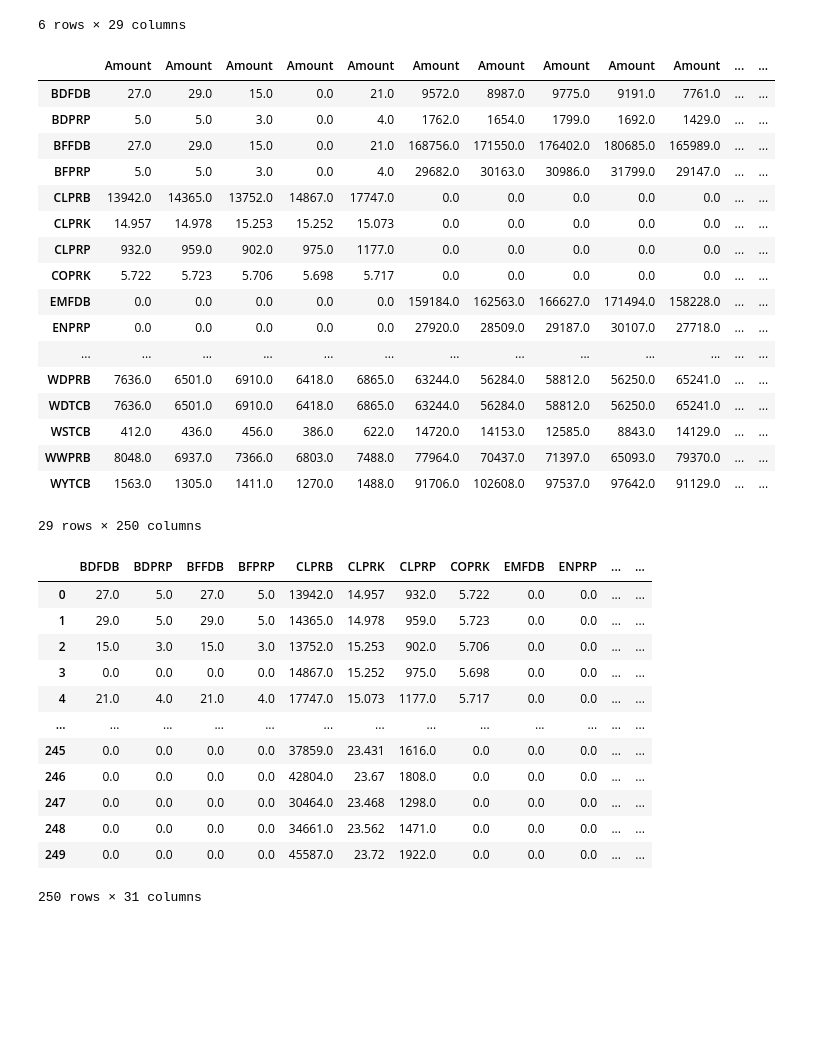
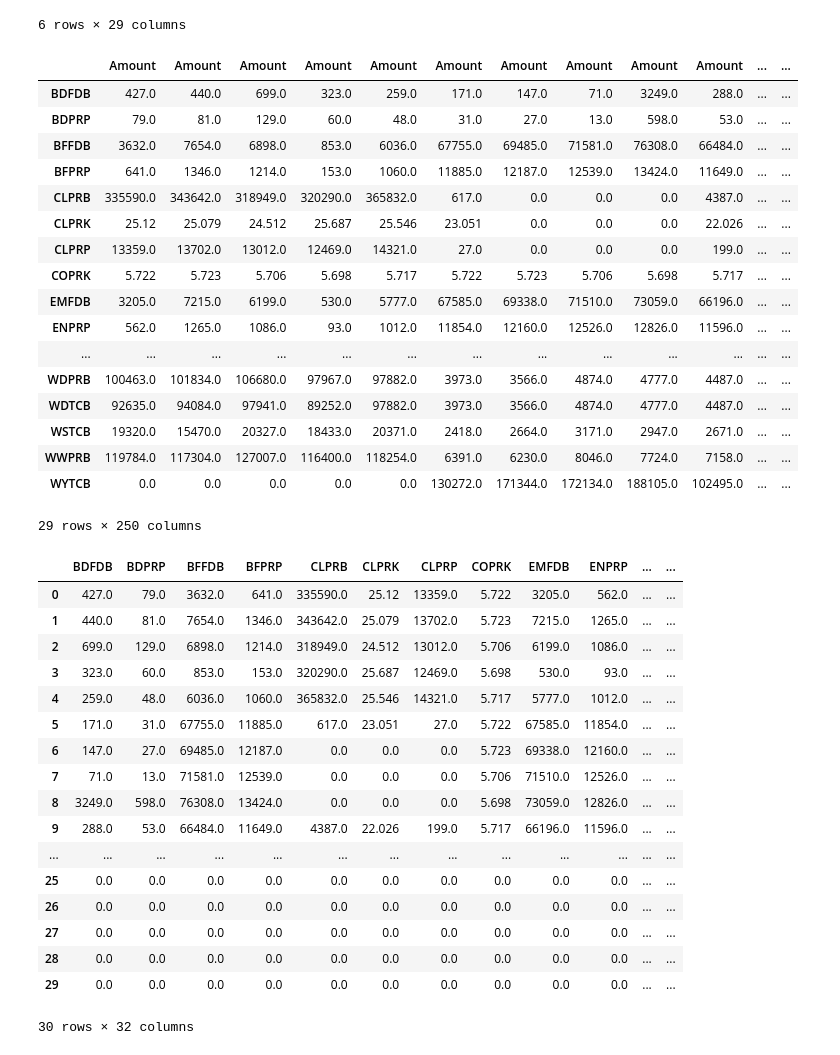
Before and after one commit to EricWithTheC/Datathon-2023-Spring-Dabian, a Jupyter notebook: datathon.ipynb, the cells around one changed output. Saved outputs shown, nothing was run; the diff lists cells and outputs as text; code cells hidden in the pictures; blank space fills up the shorter version.

```diff
--- a/datathon.ipynb
+++ b/datathon.ipynb
@@ -1,7 +1,7 @@
 # %%
 import pandas as pd
 import numpy as np
-data = pd.read_csv(r'Investment_Data_Train.xlsx - train_data.csv', index_col = 0)
+data = pd.read_csv(r'train.csv', index_col = 0)
 # %%
 data.isna()
 data.dropna(inplace = True)
@@ -47,22 +47,22 @@ for place in set(data_new['State']):
 df
 # %% [output]
 |  | Amount | Amount | Amount | Amount | Amount | Amount | Amount | Amount | Amount | Amount | ... | ... |
-| BDFDB | 27.0 | 29.0 | 15.0 | 0.0 | 21.0 | 9572.0 | 8987.0 | 9775.0 | 9191.0 | 7761.0 | ... | ... |
-| BDPRP | 5.0 | 5.0 | 3.0 | 0.0 | 4.0 | 1762.0 | 1654.0 | 1799.0 | 1692.0 | 1429.0 | ... | ... |
-| BFFDB | 27.0 | 29.0 | 15.0 | 0.0 | 21.0 | 168756.0 | 171550.0 | 176402.0 | 180685.0 | 165989.0 | ... | ... |
-| BFPRP | 5.0 | 5.0 | 3.0 | 0.0 | 4.0 | 29682.0 | 30163.0 | 30986.0 | 31799.0 | 29147.0 | ... | ... |
-| CLPRB | 13942.0 | 14365.0 | 13752.0 | 14867.0 | 17747.0 | 0.0 | 0.0 | 0.0 | 0.0 | 0.0 | ... | ... |
-| CLPRK | 14.957 | 14.978 | 15.253 | 15.252 | 15.073 | 0.0 | 0.0 | 0.0 | 0.0 | 0.0 | ... | ... |
-| CLPRP | 932.0 | 959.0 | 902.0 | 975.0 | 1177.0 | 0.0 | 0.0 | 0.0 | 0.0 | 0.0 | ... | ... |
-| COPRK | 5.722 | 5.723 | 5.706 | 5.698 | 5.717 | 0.0 | 0.0 | 0.0 | 0.0 | 0.0 | ... | ... |
-| EMFDB | 0.0 | 0.0 | 0.0 | 0.0 | 0.0 | 159184.0 | 162563.0 | 166627.0 | 171494.0 | 158228.0 | ... | ... |
-| ENPRP | 0.0 | 0.0 | 0.0 | 0.0 | 0.0 | 27920.0 | 28509.0 | 29187.0 | 30107.0 | 27718.0 | ... | ... |
+| BDFDB | 427.0 | 440.0 | 699.0 | 323.0 | 259.0 | 171.0 | 147.0 | 71.0 | 3249.0 | 288.0 | ... | ... |
+| BDPRP | 79.0 | 81.0 | 129.0 | 60.0 | 48.0 | 31.0 | 27.0 | 13.0 | 598.0 | 53.0 | ... | ... |
+| BFFDB | 3632.0 | 7654.0 | 6898.0 | 853.0 | 6036.0 | 67755.0 | 69485.0 | 71581.0 | 76308.0 | 66484.0 | ... | ... |
+| BFPRP | 641.0 | 1346.0 | 1214.0 | 153.0 | 1060.0 | 11885.0 | 12187.0 | 12539.0 | 13424.0 | 11649.0 | ... | ... |
+| CLPRB | 335590.0 | 343642.0 | 318949.0 | 320290.0 | 365832.0 | 617.0 | 0.0 | 0.0 | 0.0 | 4387.0 | ... | ... |
+| CLPRK | 25.12 | 25.079 | 24.512 | 25.687 | 25.546 | 23.051 | 0.0 | 0.0 | 0.0 | 22.026 | ... | ... |
+| CLPRP | 13359.0 | 13702.0 | 13012.0 | 12469.0 | 14321.0 | 27.0 | 0.0 | 0.0 | 0.0 | 199.0 | ... | ... |
+| COPRK | 5.722 | 5.723 | 5.706 | 5.698 | 5.717 | 5.722 | 5.723 | 5.706 | 5.698 | 5.717 | ... | ... |
+| EMFDB | 3205.0 | 7215.0 | 6199.0 | 530.0 | 5777.0 | 67585.0 | 69338.0 | 71510.0 | 73059.0 | 66196.0 | ... | ... |
+| ENPRP | 562.0 | 1265.0 | 1086.0 | 93.0 | 1012.0 | 11854.0 | 12160.0 | 12526.0 | 12826.0 | 11596.0 | ... | ... |
 | ... | ... | ... | ... | ... | ... | ... | ... | ... | ... | ... | ... | ... |
-| WDPRB | 7636.0 | 6501.0 | 6910.0 | 6418.0 | 6865.0 | 63244.0 | 56284.0 | 58812.0 | 56250.0 | 65241.0 | ... | ... |
-| WDTCB | 7636.0 | 6501.0 | 6910.0 | 6418.0 | 6865.0 | 63244.0 | 56284.0 | 58812.0 | 56250.0 | 65241.0 | ... | ... |
-| WSTCB | 412.0 | 436.0 | 456.0 | 386.0 | 622.0 | 14720.0 | 14153.0 | 12585.0 | 8843.0 | 14129.0 | ... | ... |
-| WWPRB | 8048.0 | 6937.0 | 7366.0 | 6803.0 | 7488.0 | 77964.0 | 70437.0 | 71397.0 | 65093.0 | 79370.0 | ... | ... |
-| WYTCB | 1563.0 | 1305.0 | 1411.0 | 1270.0 | 1488.0 | 91706.0 | 102608.0 | 97537.0 | 97642.0 | 91129.0 | ... | ... |
+| WDPRB | 100463.0 | 101834.0 | 106680.0 | 97967.0 | 97882.0 | 3973.0 | 3566.0 | 4874.0 | 4777.0 | 4487.0 | ... | ... |
+| WDTCB | 92635.0 | 94084.0 | 97941.0 | 89252.0 | 97882.0 | 3973.0 | 3566.0 | 4874.0 | 4777.0 | 4487.0 | ... | ... |
+| WSTCB | 19320.0 | 15470.0 | 20327.0 | 18433.0 | 20371.0 | 2418.0 | 2664.0 | 3171.0 | 2947.0 | 2671.0 | ... | ... |
+| WWPRB | 119784.0 | 117304.0 | 127007.0 | 116400.0 | 118254.0 | 6391.0 | 6230.0 | 8046.0 | 7724.0 | 7158.0 | ... | ... |
+| WYTCB | 0.0 | 0.0 | 0.0 | 0.0 | 0.0 | 130272.0 | 171344.0 | 172134.0 | 188105.0 | 102495.0 | ... | ... |
 29 rows × 250 columns
 # %%
 df = pd.DataFrame()
@@ -84,9 +84,12 @@ df = pd.concat([df, state_df],axis=1)
 df = pd.DataFrame()
 state_df = pd.DataFrame()
 co2_df = pd.DataFrame()
+inves_df = pd.DataFrame()
+
 for place in set(data_new['State']):
     state = {'State': place}
     co2 = {'CO2': data_new[data_new['State']==place]['CO2 Emissions (Mmt)'][0]}
+    inves = {'TotalAmountofAssistance': data_new[data_new['State']==place]['TotalAmountofAssistance'][0]}
     for time in set(data_new['Year']):
         data_sub = data_new.loc[(data_new.State == place) & (data_new.Year == time)]
         data_sub2 = data_sub.transpose()
@@ -94,24 +97,32 @@ for place in set(data_new['State']):
         df = pd.concat([df,data_sub3], axis = 1)
         state_df = state_df.append(state, ignore_index = True)
         co2_df = co2_df.append(co2, ignore_index = True)
+        inves_df = inves_df.append(inves, ignore_index = True)
         #print(state_df)
 df = df.transpose()
 df.index = [i for i in range(250)]
 df = pd.concat([df, state_df],axis=1)
 df = pd.concat([df, co2_df],axis=1)
+
+df = pd.concat([df, inves_df],axis=1)
 # %%
-df
+df.head(30)
 # %% [output]
 |  | BDFDB | BDPRP | BFFDB | BFPRP | CLPRB | CLPRK | CLPRP | COPRK | EMFDB | ENPRP | ... | ... |
-| 0 | 27.0 | 5.0 | 27.0 | 5.0 | 13942.0 | 14.957 | 932.0 | 5.722 | 0.0 | 0.0 | ... | ... |
-| 1 | 29.0 | 5.0 | 29.0 | 5.0 | 14365.0 | 14.978 | 959.0 | 5.723 | 0.0 | 0.0 | ... | ... |
-| 2 | 15.0 | 3.0 | 15.0 | 3.0 | 13752.0 | 15.253 | 902.0 | 5.706 | 0.0 | 0.0 | ... | ... |
-| 3 | 0.0 | 0.0 | 0.0 | 0.0 | 14867.0 | 15.252 | 975.0 | 5.698 | 0.0 | 0.0 | ... | ... |
-| 4 | 21.0 | 4.0 | 21.0 | 4.0 | 17747.0 | 15.073 | 1177.0 | 5.717 | 0.0 | 0.0 | ... | ... |
+| 0 | 427.0 | 79.0 | 3632.0 | 641.0 | 335590.0 | 25.12 | 13359.0 | 5.722 | 3205.0 | 562.0 | ... | ... |
+| 1 | 440.0 | 81.0 | 7654.0 | 1346.0 | 343642.0 | 25.079 | 13702.0 | 5.723 | 7215.0 | 1265.0 | ... | ... |
+| 2 | 699.0 | 129.0 | 6898.0 | 1214.0 | 318949.0 | 24.512 | 13012.0 | 5.706 | 6199.0 | 1086.0 | ... | ... |
+| 3 | 323.0 | 60.0 | 853.0 | 153.0 | 320290.0 | 25.687 | 12469.0 | 5.698 | 530.0 | 93.0 | ... | ... |
+| 4 | 259.0 | 48.0 | 6036.0 | 1060.0 | 365832.0 | 25.546 | 14321.0 | 5.717 | 5777.0 | 1012.0 | ... | ... |
+| 5 | 171.0 | 31.0 | 67755.0 | 11885.0 | 617.0 | 23.051 | 27.0 | 5.722 | 67585.0 | 11854.0 | ... | ... |
+| 6 | 147.0 | 27.0 | 69485.0 | 12187.0 | 0.0 | 0.0 | 0.0 | 5.723 | 69338.0 | 12160.0 | ... | ... |
+| 7 | 71.0 | 13.0 | 71581.0 | 12539.0 | 0.0 | 0.0 | 0.0 | 5.706 | 71510.0 | 12526.0 | ... | ... |
+| 8 | 3249.0 | 598.0 | 76308.0 | 13424.0 | 0.0 | 0.0 | 0.0 | 5.698 | 73059.0 | 12826.0 | ... | ... |
+| 9 | 288.0 | 53.0 | 66484.0 | 11649.0 | 4387.0 | 22.026 | 199.0 | 5.717 | 66196.0 | 11596.0 | ... | ... |
 | ... | ... | ... | ... | ... | ... | ... | ... | ... | ... | ... | ... | ... |
-| 245 | 0.0 | 0.0 | 0.0 | 0.0 | 37859.0 | 23.431 | 1616.0 | 0.0 | 0.0 | 0.0 | ... | ... |
-| 246 | 0.0 | 0.0 | 0.0 | 0.0 | 42804.0 | 23.67 | 1808.0 | 0.0 | 0.0 | 0.0 | ... | ... |
-| 247 | 0.0 | 0.0 | 0.0 | 0.0 | 30464.0 | 23.468 | 1298.0 | 0.0 | 0.0 | 0.0 | ... | ... |
-| 248 | 0.0 | 0.0 | 0.0 | 0.0 | 34661.0 | 23.562 | 1471.0 | 0.0 | 0.0 | 0.0 | ... | ... |
-| 249 | 0.0 | 0.0 | 0.0 | 0.0 | 45587.0 | 23.72 | 1922.0 | 0.0 | 0.0 | 0.0 | ... | ... |
+| 25 | 0.0 | 0.0 | 0.0 | 0.0 | 0.0 | 0.0 | 0.0 | 0.0 | 0.0 | 0.0 | ... | ... |
+| 26 | 0.0 | 0.0 | 0.0 | 0.0 | 0.0 | 0.0 | 0.0 | 0.0 | 0.0 | 0.0 | ... | ... |
+| 27 | 0.0 | 0.0 | 0.0 | 0.0 | 0.0 | 0.0 | 0.0 | 0.0 | 0.0 | 0.0 | ... | ... |
+| 28 | 0.0 | 0.0 | 0.0 | 0.0 | 0.0 | 0.0 | 0.0 | 0.0 | 0.0 | 0.0 | ... | ... |
+| 29 | 0.0 | 0.0 | 0.0 | 0.0 | 0.0 | 0.0 | 0.0 | 0.0 | 0.0 | 0.0 | ... | ... |
-250 rows × 31 columns
+30 rows × 32 columns
```
Also changed, not shown: parts of 1 cell of this notebook.
